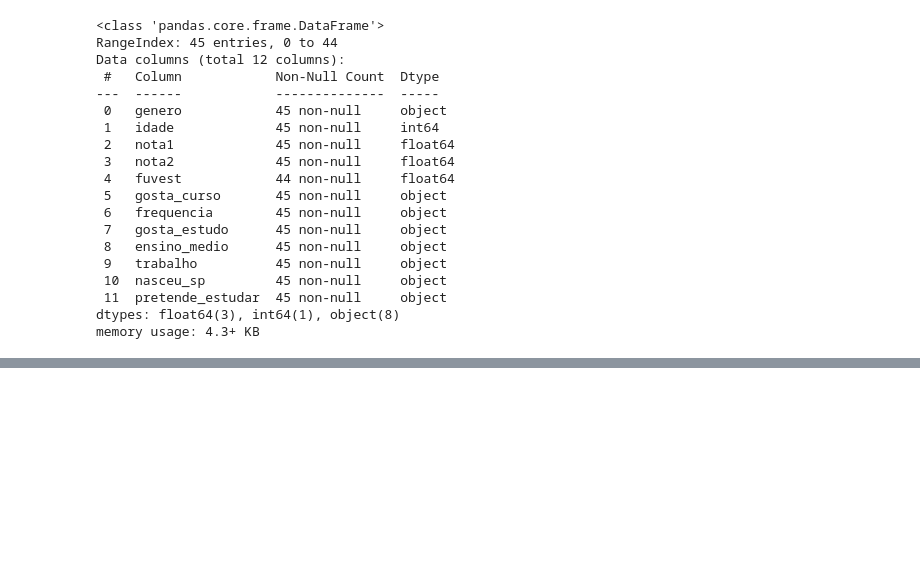
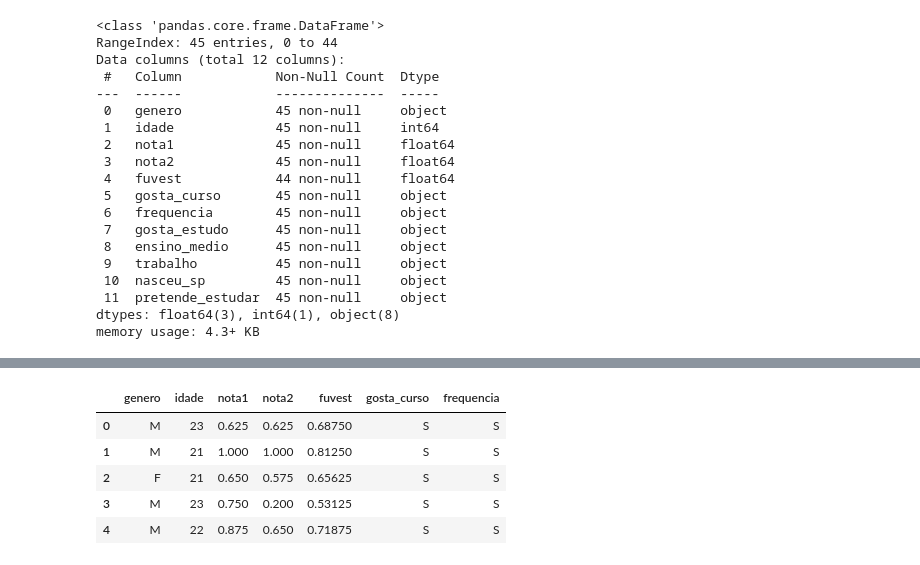
Before and after one commit to baldoinov/econometria-i, a Jupyter notebook: ex_empirico_01.ipynb, the cells around one changed output, grey strips where cells are left out. Saved outputs shown, nothing was run; the diff lists cells and outputs as text; code cells hidden in the pictures; blank space fills up the shorter version.

```diff
--- a/ex_empirico_01.ipynb
+++ b/ex_empirico_01.ipynb
@@ -162,0 +98,17 @@ plt.show()
+# %%
+df_normalized = df.copy(deep=True)
+
+columns = ['nota1', 'nota2', 'fuvest']
+
+for column in columns:
+    df_normalized[column] = (df_normalized[column] - df_normalized[column].min()) / (df_normalized[column].max() - df_normalized[column].min())
+
+df_normalized_display = df_normalized[['genero', 'idade', 'nota1', 'nota2', 'fuvest', 'gosta_curso', 'frequencia']]
+df_normalized_display.head()
+# %% [output]
+|  | genero | idade | nota1 | nota2 | fuvest | gosta_curso | frequencia |
+| 0 | M | 23 | 0.625 | 0.625 | 0.68750 | S | S |
+| 1 | M | 21 | 1.000 | 1.000 | 0.81250 | S | S |
+| 2 | F | 21 | 0.650 | 0.575 | 0.65625 | S | S |
+| 3 | M | 23 | 0.750 | 0.200 | 0.53125 | S | S |
+| 4 | M | 22 | 0.875 | 0.650 | 0.71875 | S | S |
```
Also changed, not shown: parts of 24 cells of this notebook, 13 other files.
